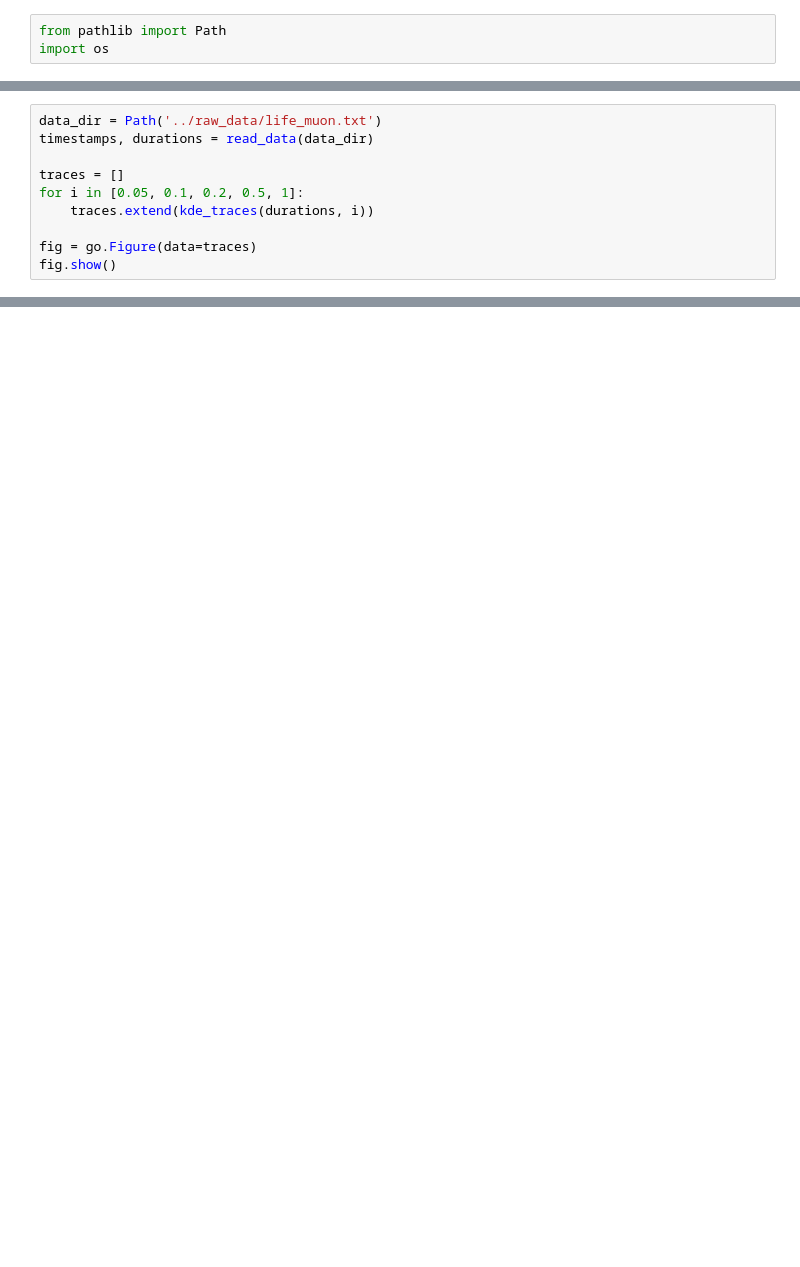
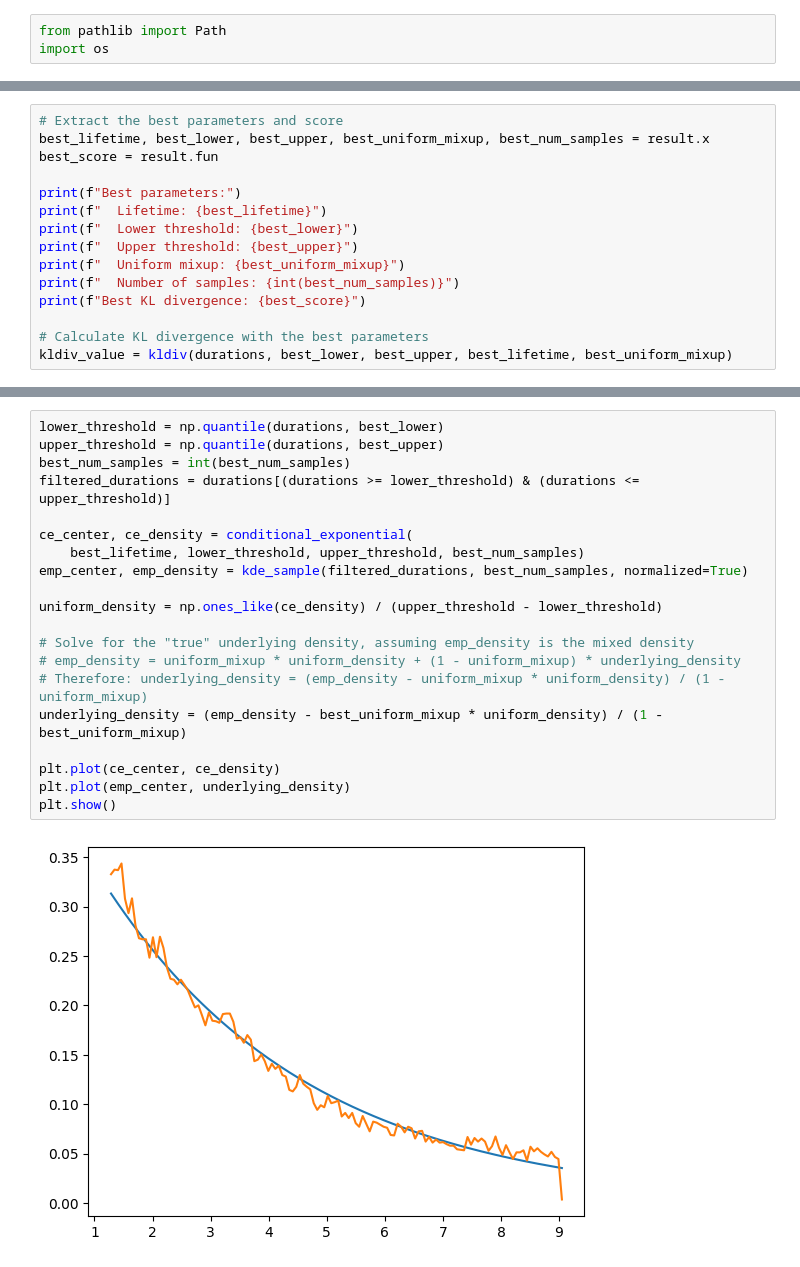
Before and after one commit to nlyu1/muon-lifetime-191-s25, a Jupyter notebook: code/histogram_fit.ipynb, the cells around one changed output, grey strips where cells are left out. Saved outputs shown, nothing was run; the diff lists cells and outputs as text; blank space fills up the shorter version.

```diff
--- a/code/histogram_fit.ipynb
+++ b/code/histogram_fit.ipynb
@@ -85,10 +107,0 @@ def kde_traces(durations, interval, name=None):
-# %%
-data_dir = Path('../raw_data/life_muon.txt')
-timestamps, durations = read_data(data_dir)
-
-traces = []
-for i in [0.05, 0.1, 0.2, 0.5, 1]:
-    traces.extend(kde_traces(durations, i))
-
-fig = go.Figure(data=traces)
-fig.show()
@@ -94,0 +339,15 @@ fig.show()
+# %%
+# Extract the best parameters and score
+best_lifetime, best_lower, best_upper, best_uniform_mixup, best_num_samples = result.x
+best_score = result.fun
+
+print(f"Best parameters:")
+print(f"  Lifetime: {best_lifetime}")
+print(f"  Lower threshold: {best_lower}")
+print(f"  Upper threshold: {best_upper}")
+print(f"  Uniform mixup: {best_uniform_mixup}")
+print(f"  Number of samples: {int(best_num_samples)}")
+print(f"Best KL divergence: {best_score}")
+
+# Calculate KL divergence with the best parameters
+kldiv_value = kldiv(durations, best_lower, best_upper, best_lifetime, best_uniform_mixup)
@@ -94,0 +362,22 @@ fig.show()
+# %%
+lower_threshold = np.quantile(durations, best_lower)
+upper_threshold = np.quantile(durations, best_upper)
+best_num_samples = int(best_num_samples)
+filtered_durations = durations[(durations >= lower_threshold) & (durations <= upper_threshold)]
+
+ce_center, ce_density = conditional_exponential(
+    best_lifetime, lower_threshold, upper_threshold, best_num_samples)
+emp_center, emp_density = kde_sample(filtered_durations, best_num_samples, normalized=True)
+
+uniform_density = np.ones_like(ce_density) / (upper_threshold - lower_threshold)
+
+# Solve for the "true" underlying density, assuming emp_density is the mixed density
+# emp_density = uniform_mixup * uniform_density + (1 - uniform_mixup) * underlying_density
+# Therefore: underlying_density = (emp_density - uniform_mixup * uniform_density) / (1 - uniform_mixup)
+underlying_density = (emp_density - best_uniform_mixup * uniform_density) / (1 - best_uniform_mixup)
+
+plt.plot(ce_center, ce_density)
+plt.plot(emp_center, underlying_density)
+plt.show()
+# %% [output]
+[figure, added]
```
Also changed, not shown: parts of 7 cells of this notebook.
